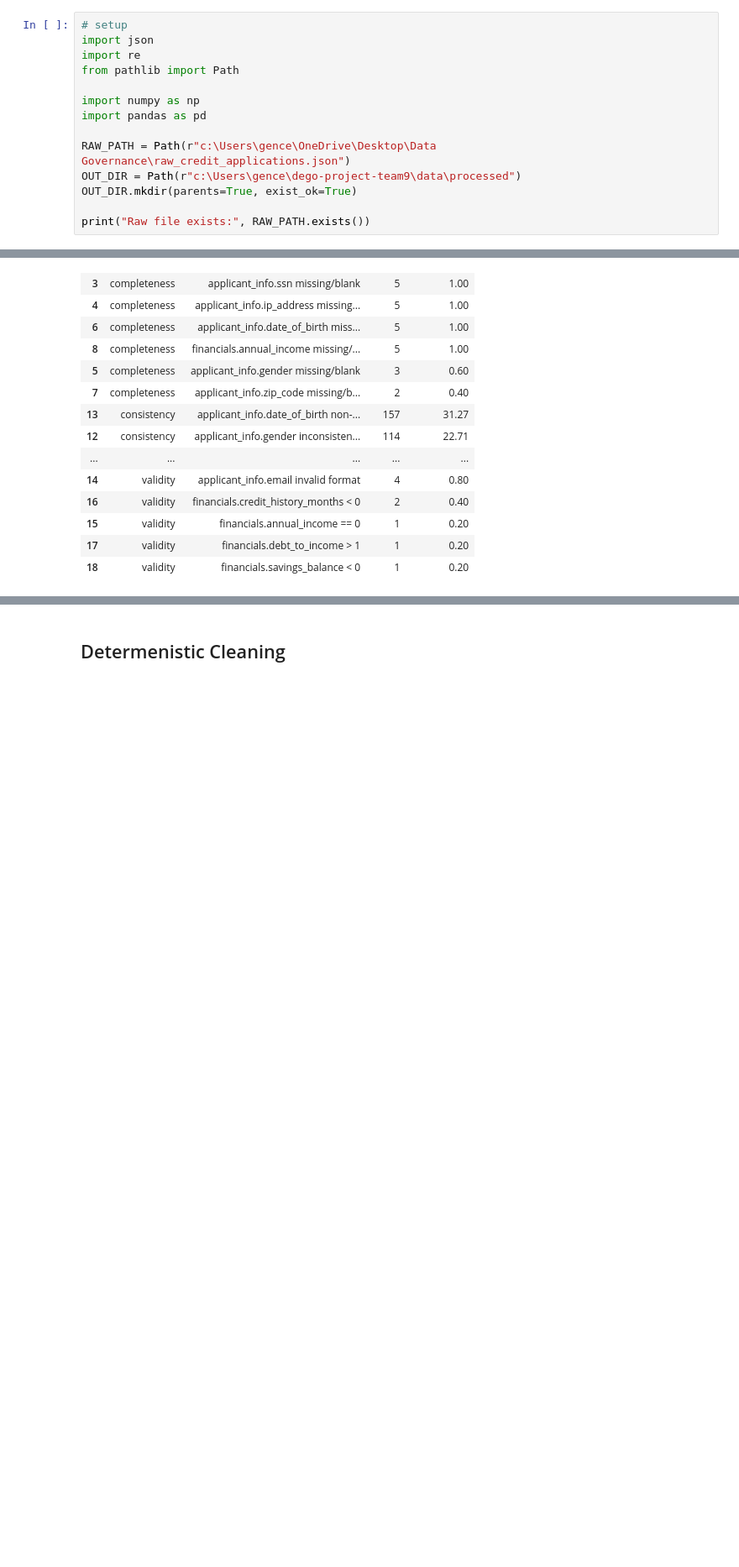
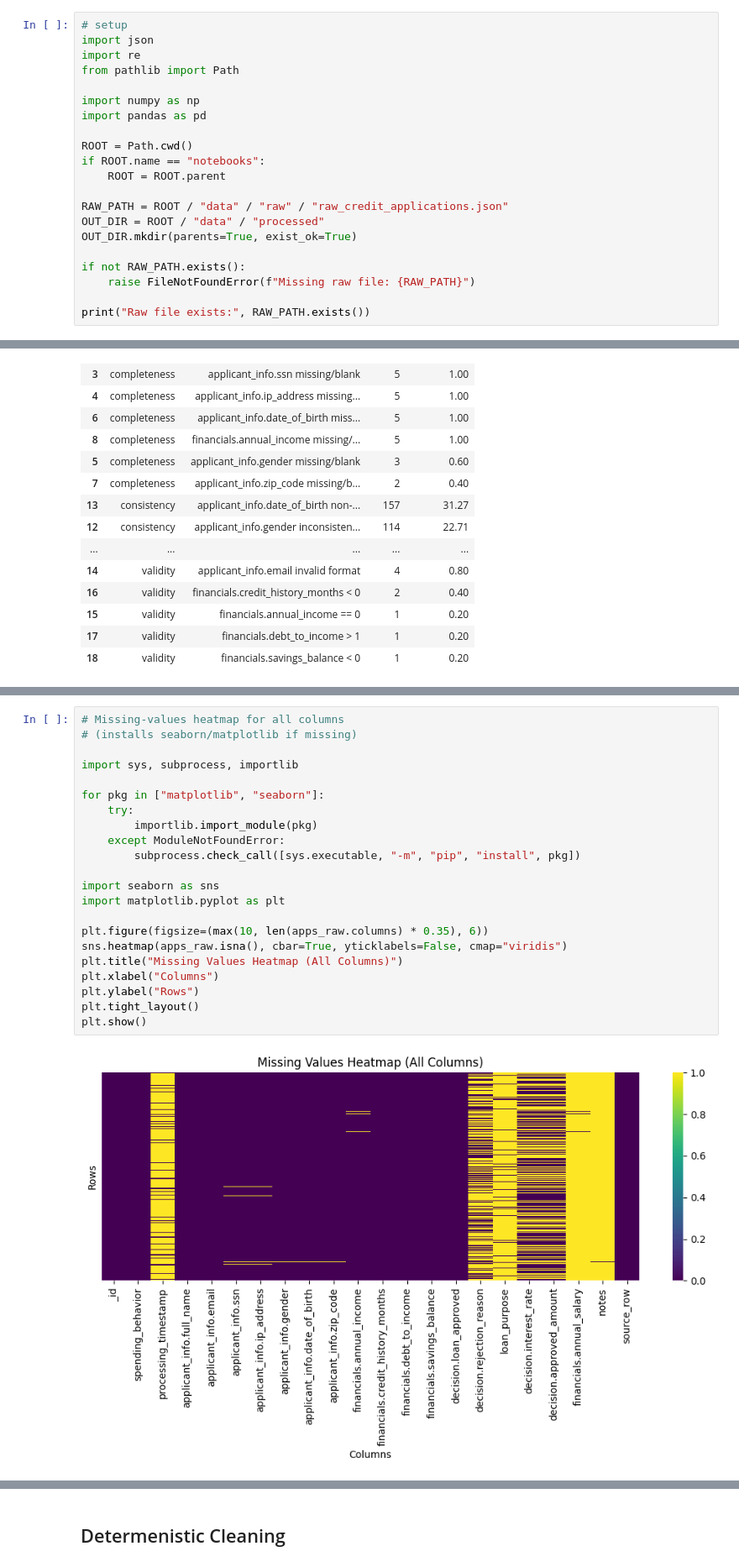
Before and after one commit to selin71414/dego-project-team9, a Jupyter notebook: notebooks/01-data-quality.ipynb, the cells around one changed output, grey strips where cells are left out. Shown at 84% size. Saved outputs shown, nothing was run; the diff lists cells and outputs as text; blank space fills up the shorter version.

```diff
--- a/notebooks/01-data-quality.ipynb
+++ b/notebooks/01-data-quality.ipynb
@@ -9,10 +25,17 @@ from pathlib import Path
 import numpy as np
 import pandas as pd
 
-RAW_PATH = Path(r"c:\Users\gence\OneDrive\Desktop\Data Governance\raw_credit_applications.json")
-OUT_DIR = Path(r"c:\Users\gence\dego-project-team9\data\processed")
+ROOT = Path.cwd()
+if ROOT.name == "notebooks":
+    ROOT = ROOT.parent
+
+RAW_PATH = ROOT / "data" / "raw" / "raw_credit_applications.json"
+OUT_DIR = ROOT / "data" / "processed"
 OUT_DIR.mkdir(parents=True, exist_ok=True)
 
+if not RAW_PATH.exists():
+    raise FileNotFoundError(f"Missing raw file: {RAW_PATH}")
+
 print("Raw file exists:", RAW_PATH.exists())
 # %% [output]
 Raw file exists: True
@@ -169,0 +204,24 @@ This quality profiling report uses a **representative subset of fields** per dim
+# %%
+# Missing-values heatmap for all columns
+# (installs seaborn/matplotlib if missing)
+
+import sys, subprocess, importlib
+
+for pkg in ["matplotlib", "seaborn"]:
+    try:
+        importlib.import_module(pkg)
+    except ModuleNotFoundError:
+        subprocess.check_call([sys.executable, "-m", "pip", "install", pkg])
+
+import seaborn as sns
+import matplotlib.pyplot as plt
+
+plt.figure(figsize=(max(10, len(apps_raw.columns) * 0.35), 6))
+sns.heatmap(apps_raw.isna(), cbar=True, yticklabels=False, cmap="viridis")
+plt.title("Missing Values Heatmap (All Columns)")
+plt.xlabel("Columns")
+plt.ylabel("Rows")
+plt.tight_layout()
+plt.show()
+# %% [output]
+[figure, added]
```
Also changed, not shown: parts of 12 cells of this notebook, 1 other file.
